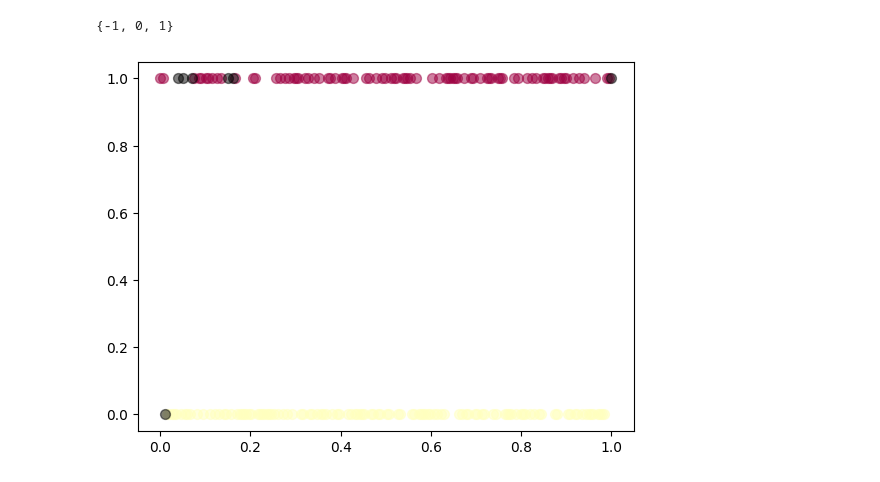
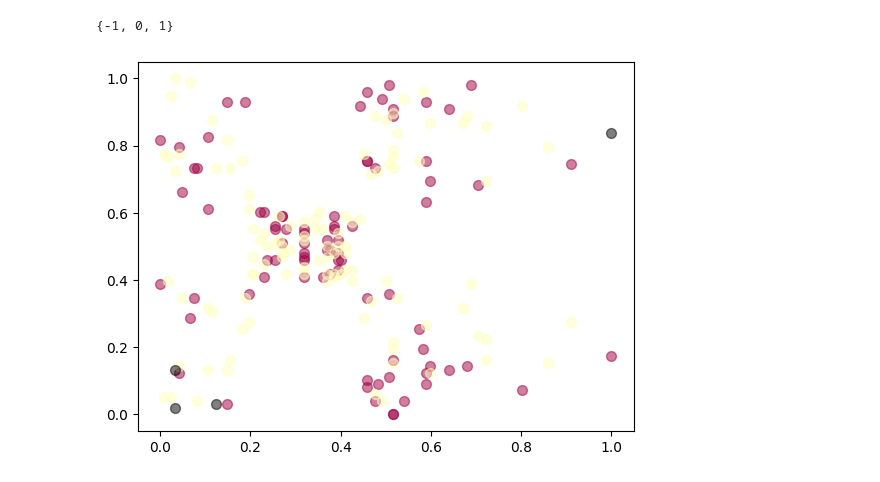
Before and after one commit to MohammadAminNajafi/my_AI, a Jupyter notebook: customer_clustering/customer_clustering_with_dbscan/customer-clustering_with_dbscan_2.ipynb, the cells around one changed output. Cells and saved outputs as stored; diff of their text form; code cells hidden in the pictures.

```diff
--- a/customer_clustering/customer_clustering_with_dbscan/customer-clustering_with_dbscan_2.ipynb
+++ b/customer_clustering/customer_clustering_with_dbscan/customer-clustering_with_dbscan_2.ipynb
@@ -27,7 +26,7 @@ Shape of dataset:  (200, 5)
 
 enc = OrdinalEncoder()
 numeric_address = enc.fit_transform(pdf[['Gender']])
-pdf['NumericGender'] = numeric_address
-pdf.to_csv('Customer2.csv', index=False)
+pdf['Gender'] = numeric_address
 # %%
-featureset = pdf[['NumericGender', 'Age', 'Annual Income (k$)', 'Spending Score (1-100)']]
+featureset = pdf[['Gender', 'Age', 'Annual Income (k$)', 'Spending Score (1-100)']]
+featureset.head()
@@ -43,7 +49,9 @@ array([[ 1.12815215, -1.42456879, -1.73899919, -0.43480148],
        [-0.88640526, -1.13750203, -1.70082976,  1.04041783],
        [-0.88640526, -0.56336851, -1.66266033, -0.39597992]])
 # %%
+X = featureset.values[:,:]
+X = np.nan_to_num(X)
 min_max_scaler = MinMaxScaler()
-feature_mtx = min_max_scaler.fit_transform(x)
+feature_mtx = min_max_scaler.fit_transform(X)
 feature_mtx [0:5]
 # %% [output]
@@ -55,5 +63,5 @@ array([[0.        , 1.        , 0.01923077, 0.        , 0.3877551 ],
 # %%
-epsilon = 0.3
+epsilon = .3
 minimumSamples = 5
 db = DBSCAN(eps=epsilon, min_samples=minimumSamples).fit(feature_mtx)
 labels = db.labels_
@@ -108,17 +116,17 @@ colors = plt.cm.Spectral(np.linspace(0, 1, len(unique_labels)))
 # %%
 for k, col in zip(unique_labels, colors):
     if k == -1:
         # Black used for noise.
         col = 'k'
 
     class_member_mask = (labels == k)
 
     # Plot the datapoints that are clustered
     xy = feature_mtx[class_member_mask & core_samples_mask]
-    plt.scatter(xy[:, 0], xy[:, 1],s=50, c=[col], marker=u'o', alpha=0.5)
+    plt.scatter(xy[:, 2], xy[:, 3],s=50, c=[col], marker=u'o', alpha=0.5)
 
     # Plot the outliers
     xy = feature_mtx[class_member_mask & ~core_samples_mask]
-    plt.scatter(xy[:, 0], xy[:, 1],s=50, c=[col], marker=u'o', alpha=0.5)
+    plt.scatter(xy[:, 2], xy[:, 3],s=50, c=[col], marker=u'o', alpha=0.5)
 # %% [output]
-[figure, old version]
+[figure, new version]
```
Also changed, not shown: parts of 5 cells of this notebook, 4 other files.
